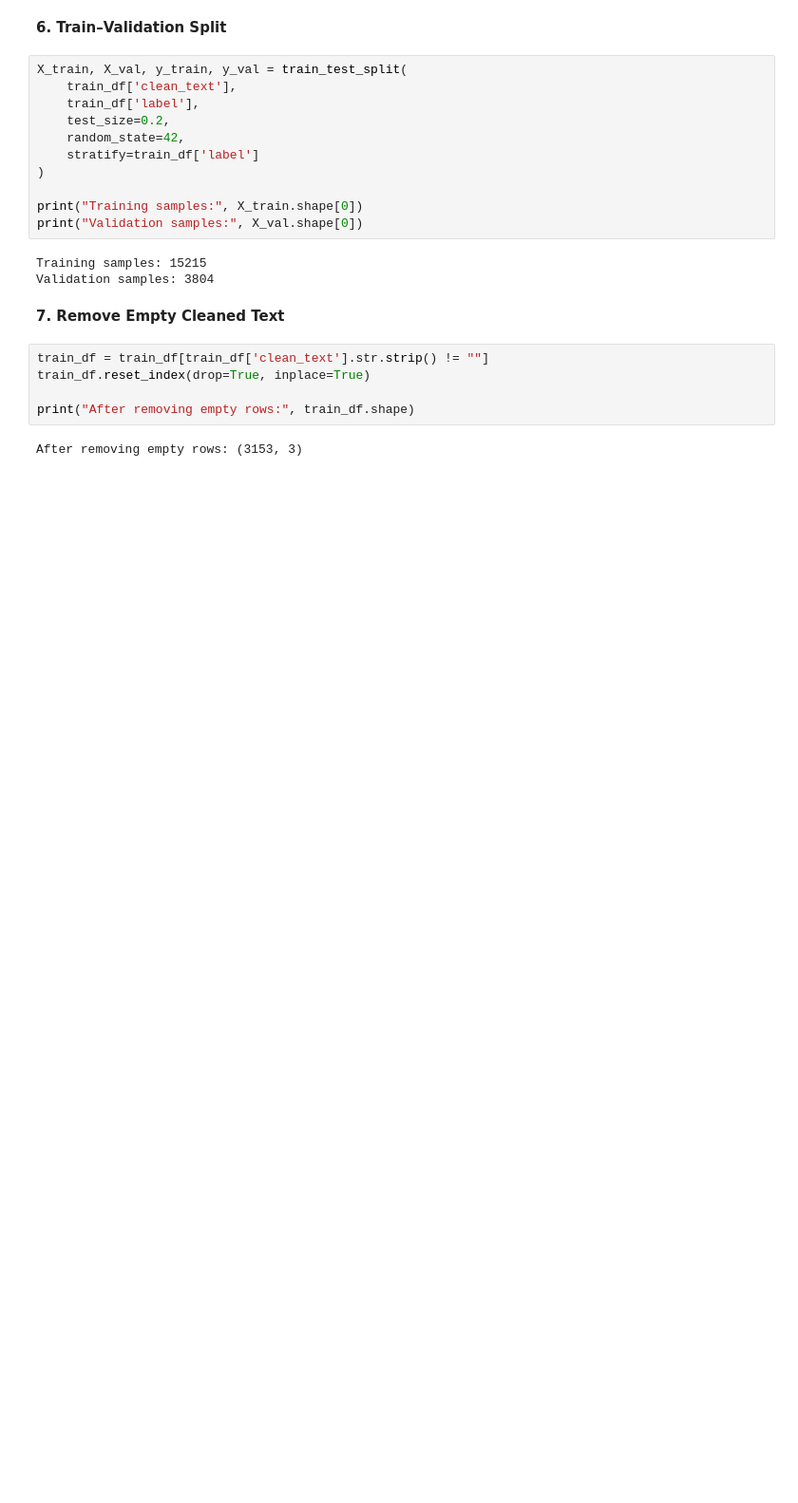
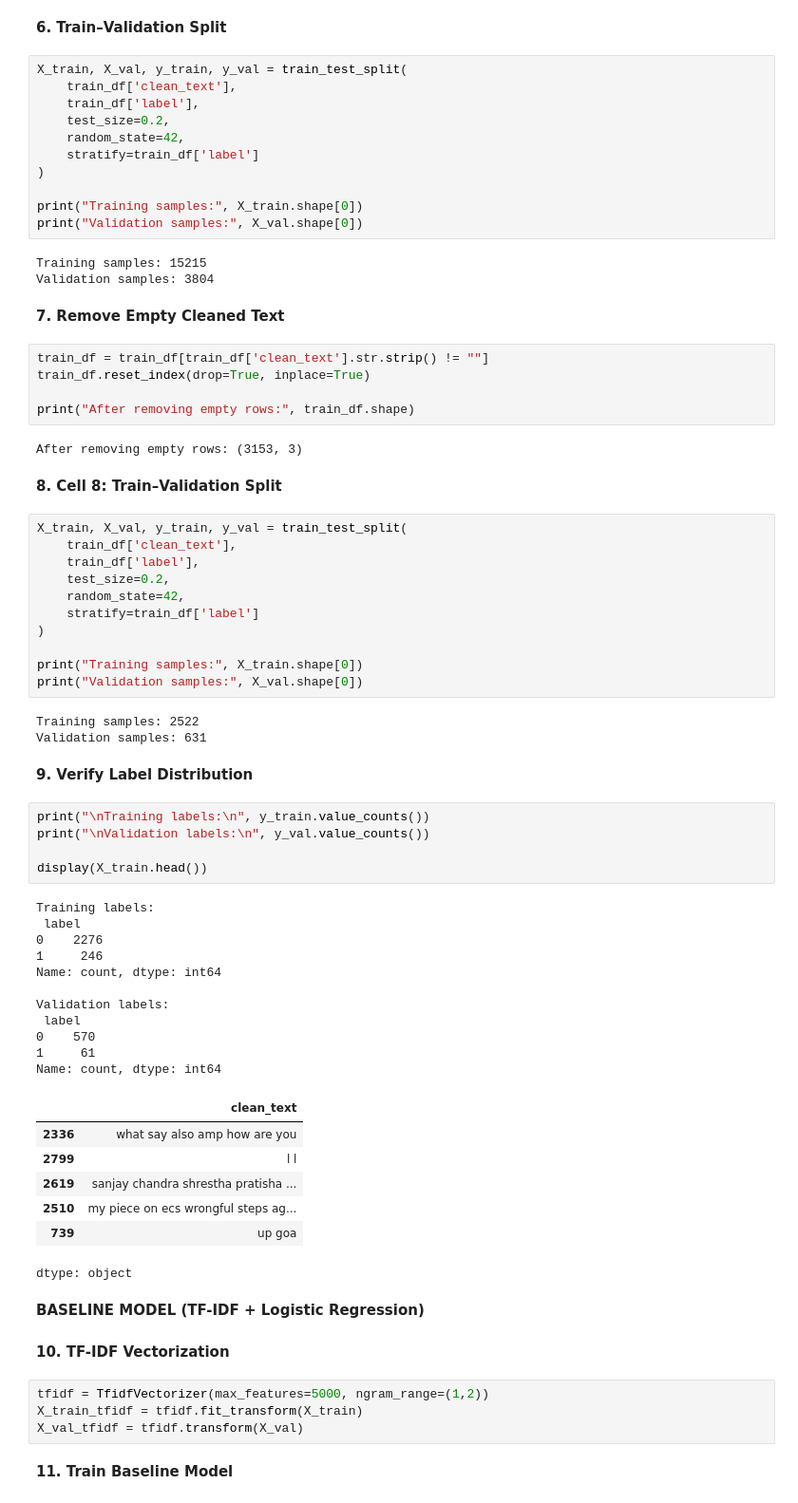
Before and after one commit to anandaditya07/Hate-Speech, a Jupyter notebook: ML_PROJECT.ipynb, the cells around one changed output. Shown at 95% size. Cells and saved outputs as stored; diff of their text form; blank space fills up the shorter version.

```diff
--- a/ML_PROJECT.ipynb
+++ b/ML_PROJECT.ipynb
@@ -87,3 +93,55 @@ train_df.reset_index(drop=True, inplace=True)
 print("After removing empty rows:", train_df.shape)
 # %% [output]
 After removing empty rows: (3153, 3)
+# %% [markdown]
+**8. Cell 8: Train–Validation Split**
+# %%
+X_train, X_val, y_train, y_val = train_test_split(
+    train_df['clean_text'],
+    train_df['label'],
+    test_size=0.2,
+    random_state=42,
+    stratify=train_df['label']
+)
+
+print("Training samples:", X_train.shape[0])
+print("Validation samples:", X_val.shape[0])
+# %% [output]
+Training samples: 2522
+Validation samples: 631
+# %% [markdown]
+**9. Verify Label Distribution**
+# %%
+print("\nTraining labels:\n", y_train.value_counts())
+print("\nValidation labels:\n", y_val.value_counts())
+
+display(X_train.head())
+# %% [output]
+Training labels:
+ label
+0    2276
+1     246
+Name: count, dtype: int64
+
+Validation labels:
+ label
+0    570
+1     61
+Name: count, dtype: int64
+|  | clean_text |
+| 2336 | what say also amp how are you |
+| 2799 | l l |
+| 2619 | sanjay chandra shrestha pratisha ... |
+| 2510 | my piece on ecs wrongful steps ag... |
+| 739 | up goa |
+dtype: object
+# %% [markdown]
+**BASELINE MODEL (TF-IDF + Logistic Regression)**
+# %% [markdown]
+**10. TF-IDF Vectorization**
+# %%
+tfidf = TfidfVectorizer(max_features=5000, ngram_range=(1,2))
+X_train_tfidf = tfidf.fit_transform(X_train)
+X_val_tfidf = tfidf.transform(X_val)
+# %% [markdown]
+**11. Train Baseline Model**
```
Also changed, not shown: parts of 22 cells of this notebook.
